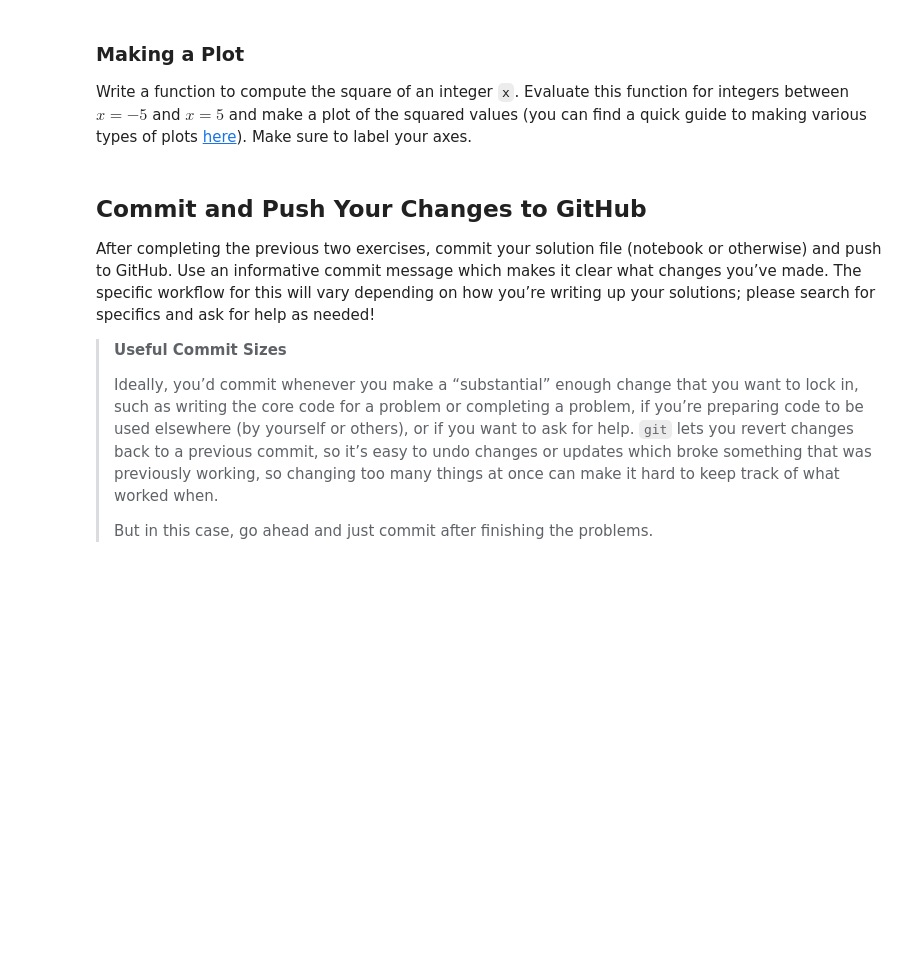
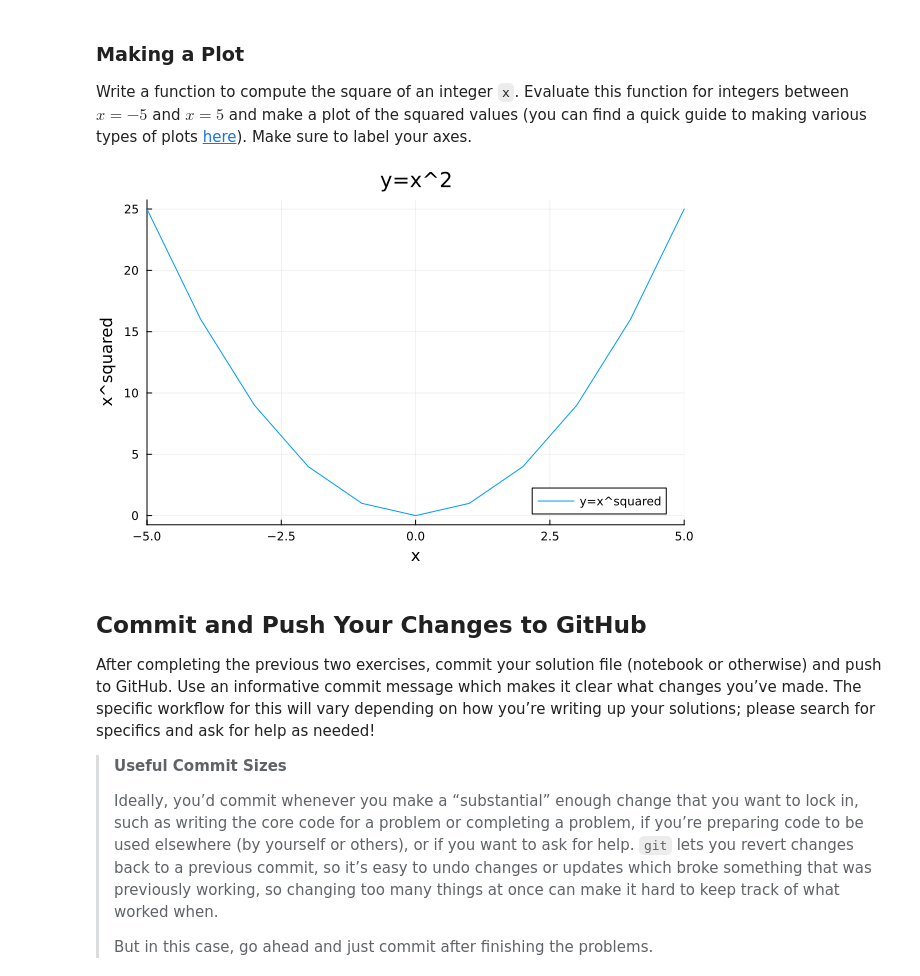
Before and after one commit to BEE4750-FA25/lab1-ejadee, a Jupyter notebook: lab01.ipynb, the cells around one changed output. Cells and saved outputs as stored; diff of their text form; code cells hidden in the pictures; blank space fills up the shorter version.

```diff
--- a/lab01.ipynb
+++ b/lab01.ipynb
@@ -250,7 +258,17 @@ plots
 [here](https://viveks.me/environmental-systems-analysis/tutorials/julia-plots.html)).
 Make sure to label your axes.
 # %%
-# insert your code here
+function sq_func(x)
+    return x.^2
+end
+x = range(-5,5)
+y = sq_func(x)
+plot(x,y, title = "y=x^2", label = "y=x^squared")
+xlims!(-5,5)
+xlabel!("x")
+ylabel!("x^squared")
+# %% [output]
+[figure, added]
 # %% [markdown]
 ## Commit and Push Your Changes to GitHub
 
```
Also changed, not shown: parts of 4 cells of this notebook.
